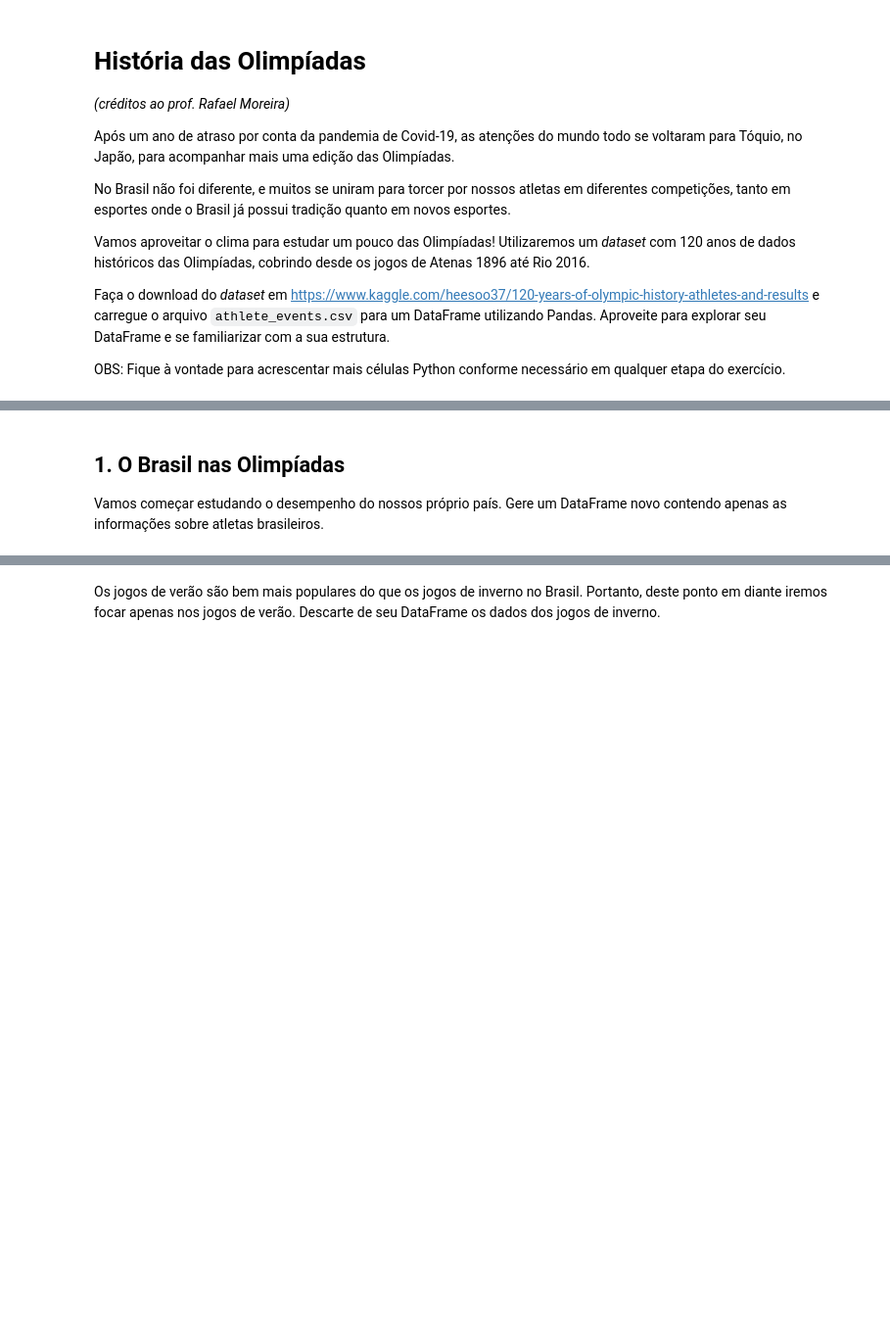
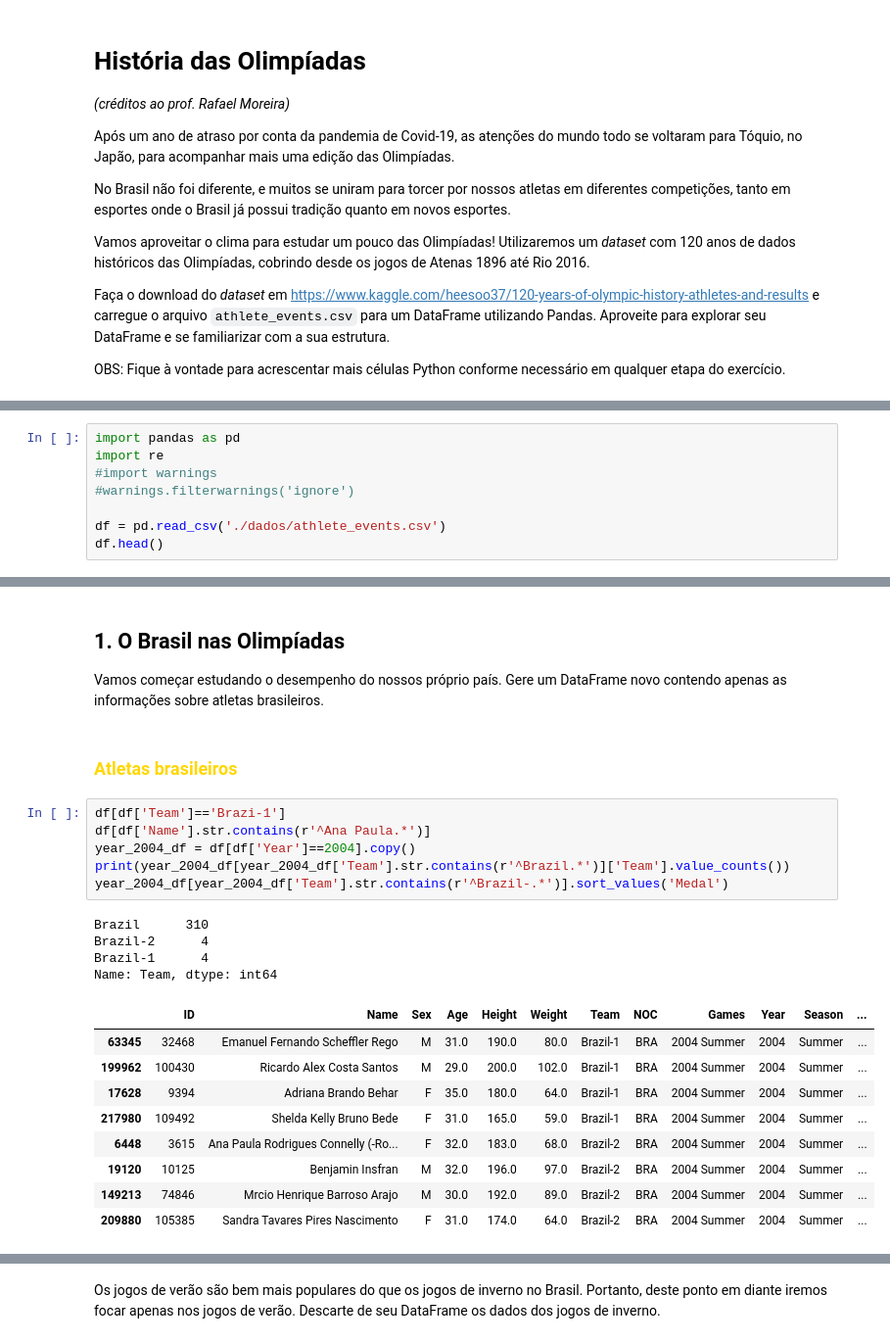
Before and after one commit to baiochi/LetsCode, a Jupyter notebook: Modulo 3 - Biblioteca e APIs/Projetos/Projeto - Pandas.ipynb, the cells around one changed output, grey strips where cells are left out. Shown: that part at 98% size. Cells and saved outputs as stored; diff of their text form; blank space fills up the shorter version.

```diff
--- a/Modulo 3 - Biblioteca e APIs/Projetos/Projeto - Pandas.ipynb
+++ b/Modulo 3 - Biblioteca e APIs/Projetos/Projeto - Pandas.ipynb
@@ -13,0 +26,8 @@ OBS: Fique à vontade para acrescentar mais células Python conforme necessário
+# %%
+import pandas as pd
+import re
+#import warnings
+#warnings.filterwarnings('ignore')
+
+df = pd.read_csv('./dados/athlete_events.csv')
+df.head()
@@ -14,4 +41,26 @@ OBS: Fique à vontade para acrescentar mais células Python conforme necessário
 # %% [markdown]
-## 1. O Brasil nas Olimpíadas
+## 1. O Brasil nas Olimpíadas <span id='pt1'>
 
 Vamos começar estudando o desempenho do nossos próprio país. Gere um DataFrame novo contendo apenas as informações sobre atletas brasileiros.
+# %% [markdown]
+### <span id='pt1.1' style='color:Gold'> Atletas brasileiros </span>
+# %%
+df[df['Team']=='Brazi-1']
+df[df['Name'].str.contains(r'^Ana Paula.*')]
+year_2004_df = df[df['Year']==2004].copy()
+print(year_2004_df[year_2004_df['Team'].str.contains(r'^Brazil.*')]['Team'].value_counts())
+year_2004_df[year_2004_df['Team'].str.contains(r'^Brazil-.*')].sort_values('Medal')
+# %% [output]
+Brazil      310
+Brazil-2      4
+Brazil-1      4
+Name: Team, dtype: int64
+|  | ID | Name | Sex | Age | Height | Weight | Team | NOC | Games | Year | Season | ... |
+| 63345 | 32468 | Emanuel Fernando Scheffler Rego | M | 31.0 | 190.0 | 80.0 | Brazil-1 | BRA | 2004 Summer | 2004 | Summer | ... |
+| 199962 | 100430 | Ricardo Alex Costa Santos | M | 29.0 | 200.0 | 102.0 | Brazil-1 | BRA | 2004 Summer | 2004 | Summer | ... |
+| 17628 | 9394 | Adriana Brando Behar | F | 35.0 | 180.0 | 64.0 | Brazil-1 | BRA | 2004 Summer | 2004 | Summer | ... |
+| 217980 | 109492 | Shelda Kelly Bruno Bede | F | 31.0 | 165.0 | 59.0 | Brazil-1 | BRA | 2004 Summer | 2004 | Summer | ... |
+| 6448 | 3615 | Ana Paula Rodrigues Connelly (-Ro... | F | 32.0 | 183.0 | 68.0 | Brazil-2 | BRA | 2004 Summer | 2004 | Summer | ... |
+| 19120 | 10125 | Benjamin Insfran | M | 32.0 | 196.0 | 97.0 | Brazil-2 | BRA | 2004 Summer | 2004 | Summer | ... |
+| 149213 | 74846 | Mrcio Henrique Barroso Arajo | M | 30.0 | 192.0 | 89.0 | Brazil-2 | BRA | 2004 Summer | 2004 | Summer | ... |
+| 209880 | 105385 | Sandra Tavares Pires Nascimento | F | 31.0 | 174.0 | 64.0 | Brazil-2 | BRA | 2004 Summer | 2004 | Summer | ... |
```
Also changed, not shown: parts of 98 cells of this notebook.
